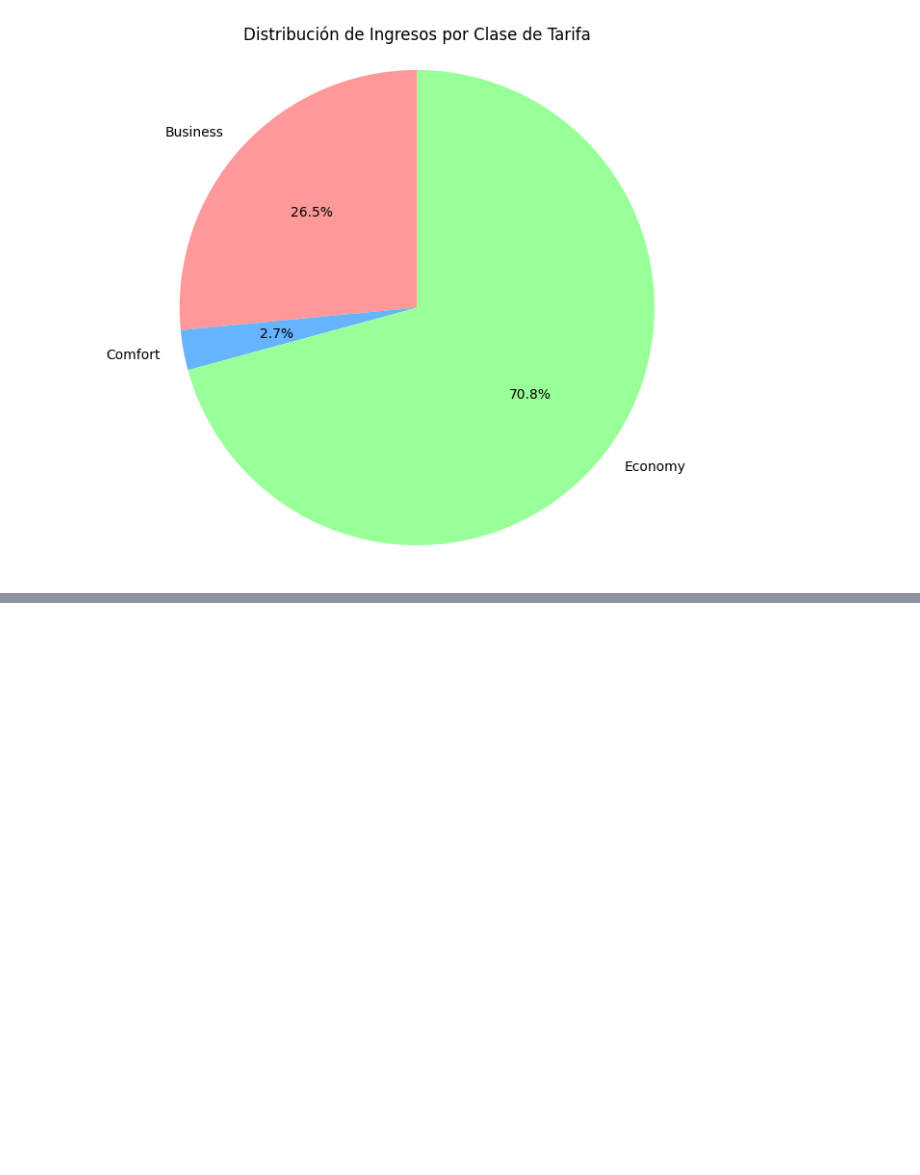
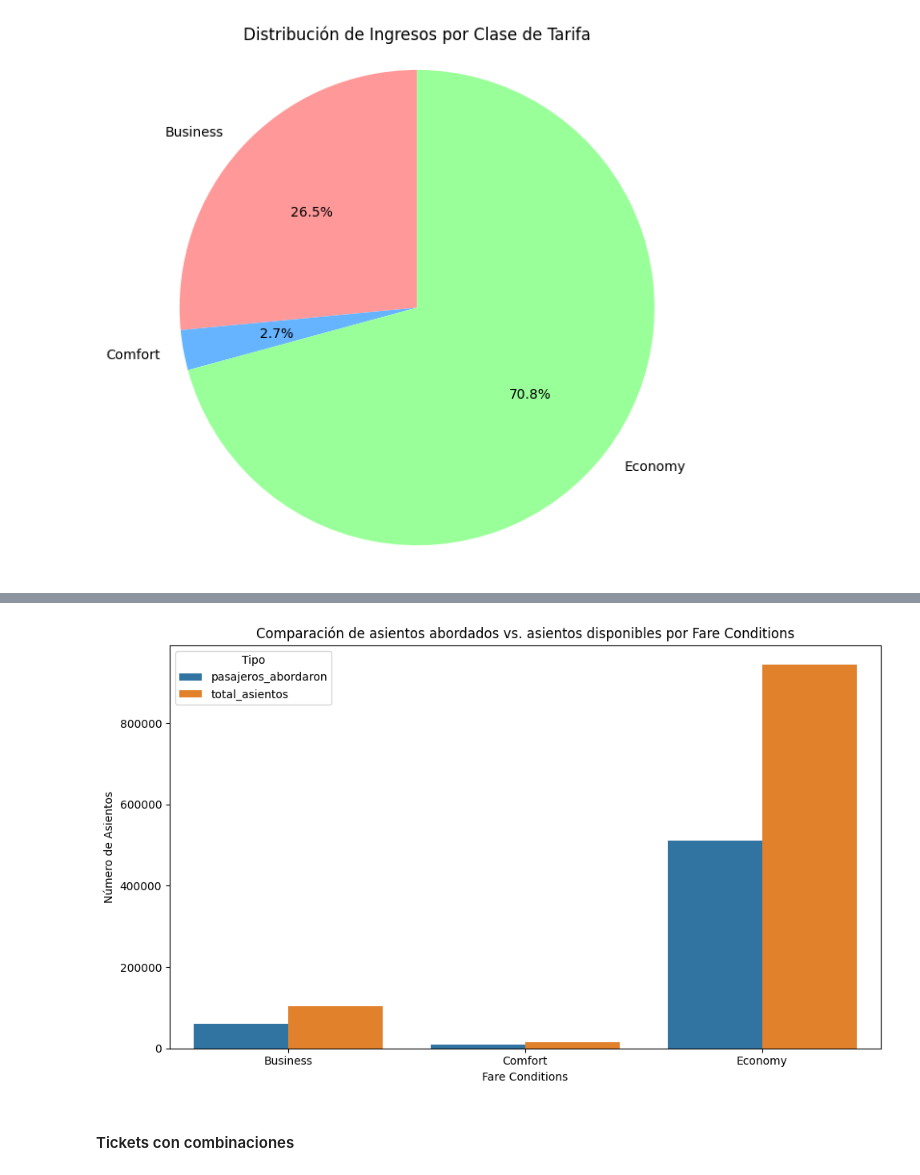
Before and after one commit to SORTEGA11/ProyectoFinalAerolineas, a Jupyter notebook: EDA/Tickets.ipynb, the cells around one changed output, grey strips where cells are left out. Saved outputs shown, nothing was run; the diff lists cells and outputs as text; code cells hidden in the pictures; blank space fills up the shorter version.

```diff
--- a/EDA/Tickets.ipynb
+++ b/EDA/Tickets.ipynb
@@ -71,0 +224,3 @@ plt.show()
+# %%
+#le agregams de Flights, la columna de aircraft_code para poder llevar los asientos totales
+pasajeros_abordaron_grouped = pd.merge(pasajeros_abordaron_grouped, df_flights[['flight_id', 'aircraft_code']], on='flight_id')
@@ -71,0 +244,4 @@ plt.show()
+# %%
+#le agregamos los asientos disponibles por aircraft
+pasajeros_abordaron_grouped=pd.merge(pasajeros_abordaron_grouped, asientos_disponibles, on=['aircraft_code', 'fare_conditions'])
+print(pasajeros_abordaron_grouped)
@@ -71,0 +266,3 @@ plt.show()
+# %%
+pasajeros_abordaron_grouped_by_fare=pasajeros_abordaron_grouped.groupby('fare_conditions').sum(numeric_only=True).reset_index()
+print(pasajeros_abordaron_grouped_by_fare)
@@ -71,0 +274,5 @@ plt.show()
+# %%
+df_melpasajeros_abordaron_grouped_by_fare_melted = pasajeros_abordaron_grouped_by_fare.melt(id_vars='fare_conditions',
+                             value_vars=['pasajeros_abordaron', 'total_asientos'],
+                             var_name='Tipo', value_name='Cantidad')
+print(df_melpasajeros_abordaron_grouped_by_fare_melted)
@@ -71,0 +287,15 @@ plt.show()
+# %%
+plt.figure(figsize=(10, 6))
+sns.barplot(data=df_melpasajeros_abordaron_grouped_by_fare_melted, x='fare_conditions', y='Cantidad', hue='Tipo')
+
+plt.title('Comparación de asientos abordados vs. asientos disponibles por Fare Conditions')
+plt.xlabel('Fare Conditions')
+plt.ylabel('Número de Asientos')
+
+# 4. Mostrar el gráfico
+plt.tight_layout()
+plt.show()
+# %% [output]
+[figure, added]
+# %% [markdown]
+#### Tickets con combinaciones
```
Also changed, not shown: parts of 37 cells of this notebook, 7 other files.
